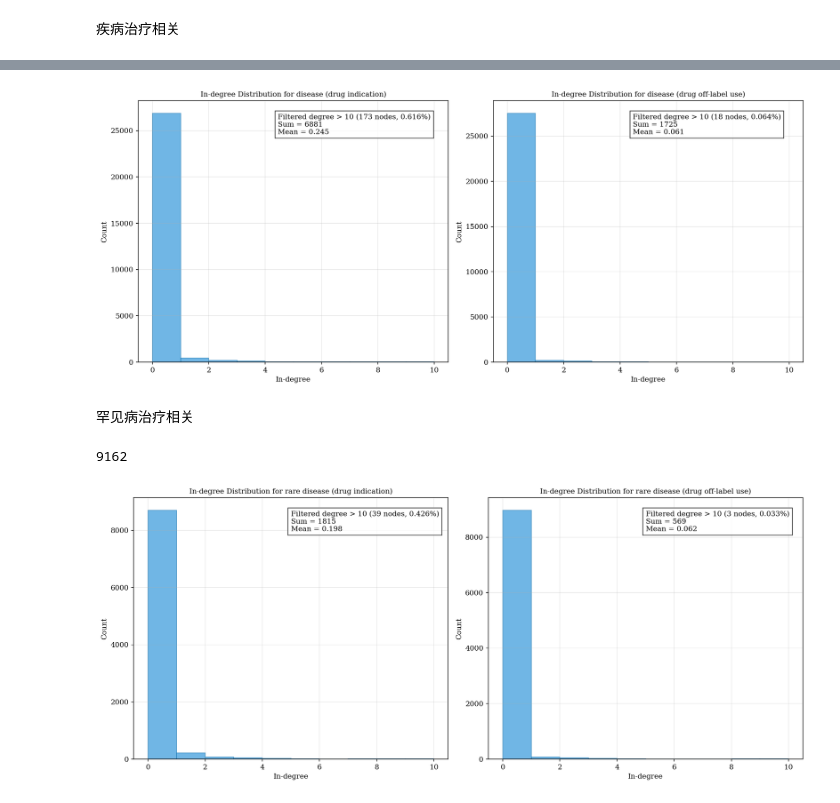
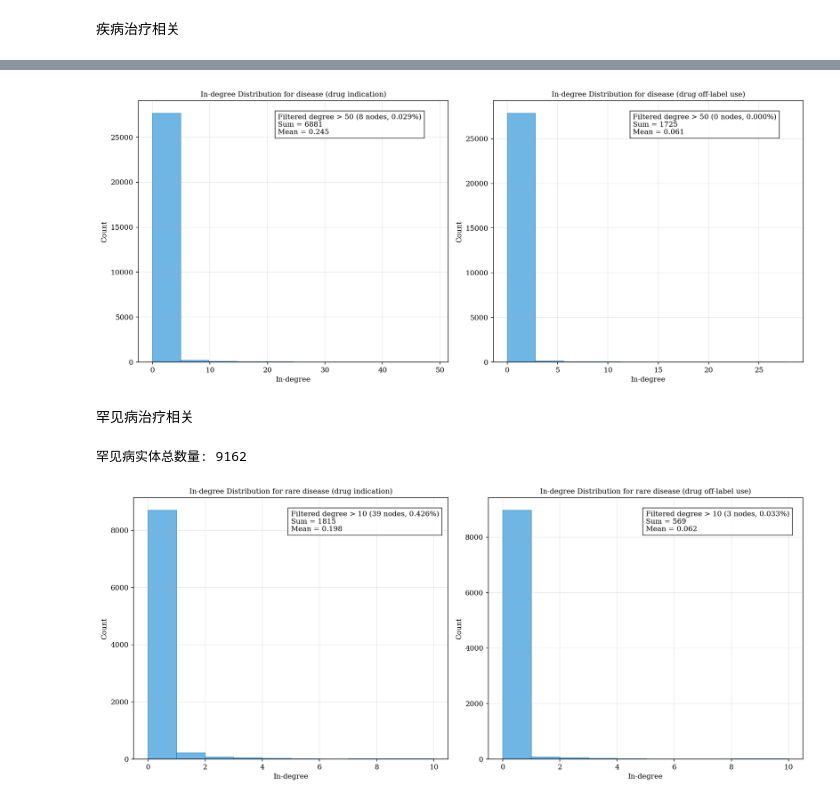
Before and after one commit to CPU-DS/kg4rd, a Jupyter notebook: src/kg4rd/overview/overview.ipynb, the cells around one changed output, grey strips where cells are left out. Cells and saved outputs as stored; diff of their text form; code cells hidden in the pictures.

```diff
--- a/src/kg4rd/overview/overview.ipynb
+++ b/src/kg4rd/overview/overview.ipynb
@@ -9,5 +14,4 @@ save_path = '../kg/'
 # %%
-nodes = pd.read_csv(save_path+"nodes.csv", low_memory=False)
 print("实体总数量:", nodes.shape[0])
 print("不同类型实体数量:", nodes['node_type'].value_counts())
 # %% [output]
@@ -35,4 +29,5 @@ edges.head()
 # %%
+edges = pd.read_csv('../kg/kg.csv', low_memory=False)
 total_relations = edges.shape[0]
 print("关系总数量:", total_relations)
 relation_counts = edges['relation'].value_counts()
@@ -297,16 +99,10 @@ def drug_disease_distribution(threshold: int = 50):
 # %%
-drug_disease_distribution(10)
+plot_drug_disease_distribution(nodes, drug_disease, threshold=50)
 # %% [output]
-[figure, old version]
+[figure, new version]
 # %% [markdown]
 罕见病治疗相关
 # %%
-ref = pd.read_csv('../../../data/data/mondo/mondo_references.csv').astype({'mondo_id':int}).astype({'mondo_id':str})
-all_disease_nodes = nodes.query('node_type == "disease"').copy()
-all_disease_nodes['node_id'] = all_disease_nodes['node_id'].apply(lambda x: str(x.lstrip('kg4rd:')))
-orphanets = pd.merge(all_disease_nodes, ref,'left', left_on='node_id', right_on='mondo_id')[[
-    'mondo_id', 'ontology', 'ontology_id', 'node_name', 'node_index'
-]].query('ontology == "Orphanet"')
-orphanets.shape[0]
+print("罕见病实体总数量:", orphanets.shape[0])
 # %% [output]
-9162
+罕见病实体总数量: 9162
```
Also changed, not shown: parts of 18 cells of this notebook, 10 other files.
